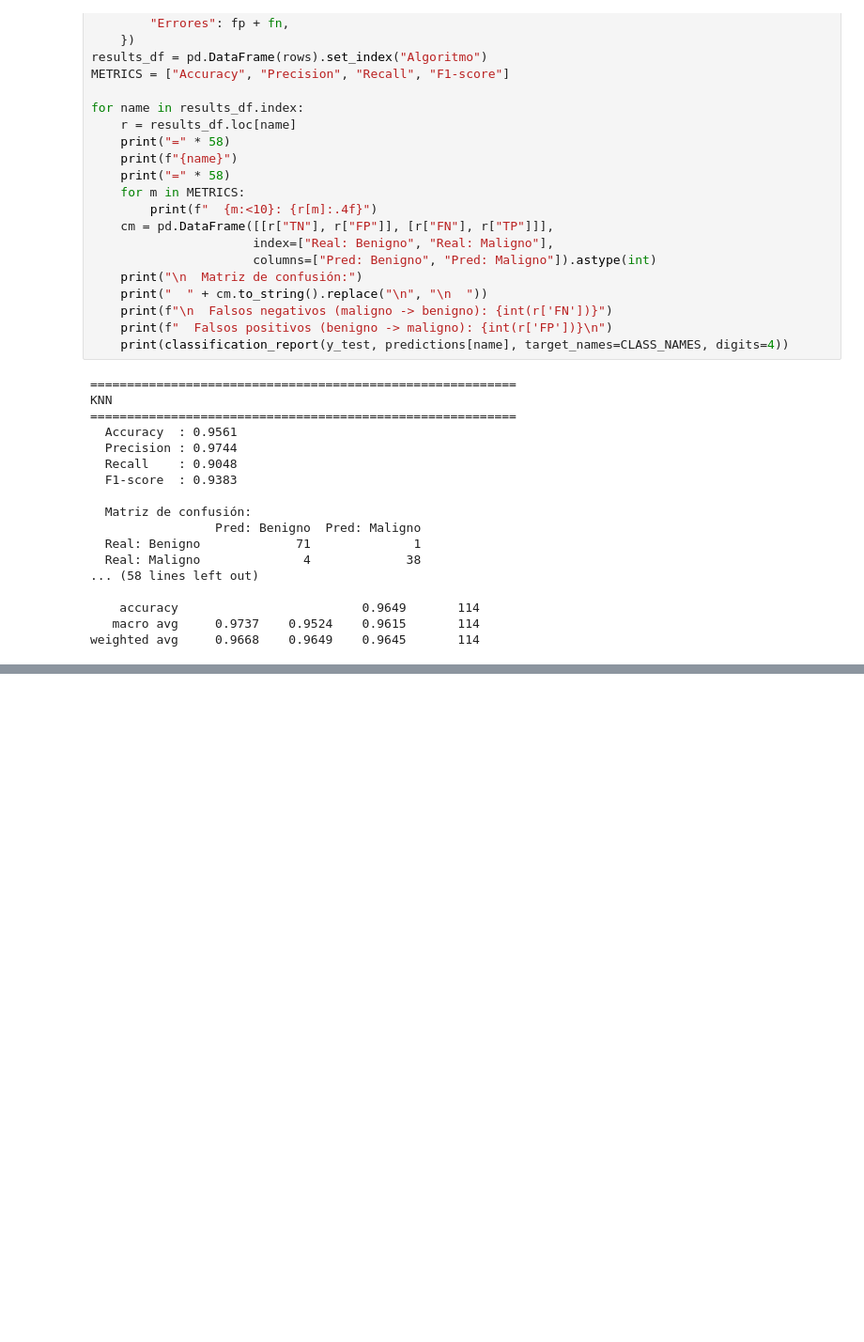
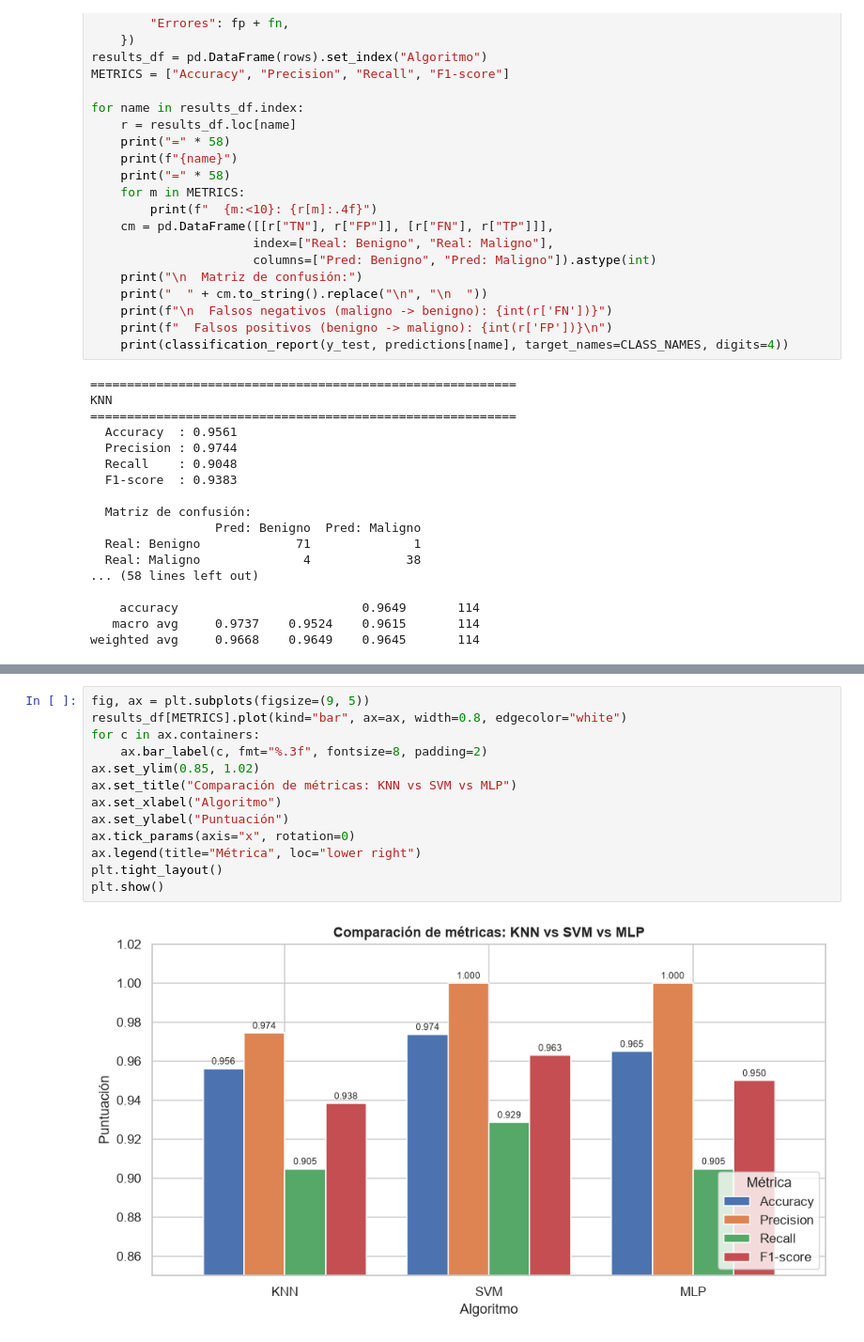
Before and after one commit to AngelaRKE/Algoritmos_Ap_Sup, a Jupyter notebook: notebooks/comparacion_knn_svm_mlp.ipynb, the cells around one changed output, grey strips where cells are left out. Shown at 94% size. Drawn from its saved outputs; the diff is of its cells as text; blank space fills up the shorter version.

Commit message:
Fase 6: comparación gráfica de resultados

```diff
--- a/notebooks/comparacion_knn_svm_mlp.ipynb
+++ b/notebooks/comparacion_knn_svm_mlp.ipynb
@@ -352,0 +365,15 @@ weighted avg     0.9668    0.9649    0.9645       114
+# %%
+fig, ax = plt.subplots(figsize=(9, 5))
+results_df[METRICS].plot(kind="bar", ax=ax, width=0.8, edgecolor="white")
+for c in ax.containers:
+    ax.bar_label(c, fmt="%.3f", fontsize=8, padding=2)
+ax.set_ylim(0.85, 1.02)
+ax.set_title("Comparación de métricas: KNN vs SVM vs MLP")
+ax.set_xlabel("Algoritmo")
+ax.set_ylabel("Puntuación")
+ax.tick_params(axis="x", rotation=0)
+ax.legend(title="Métrica", loc="lower right")
+plt.tight_layout()
+plt.show()
+# %% [output]
+[figure, added]
```
Also changed, not shown: parts of 6 cells of this notebook.
